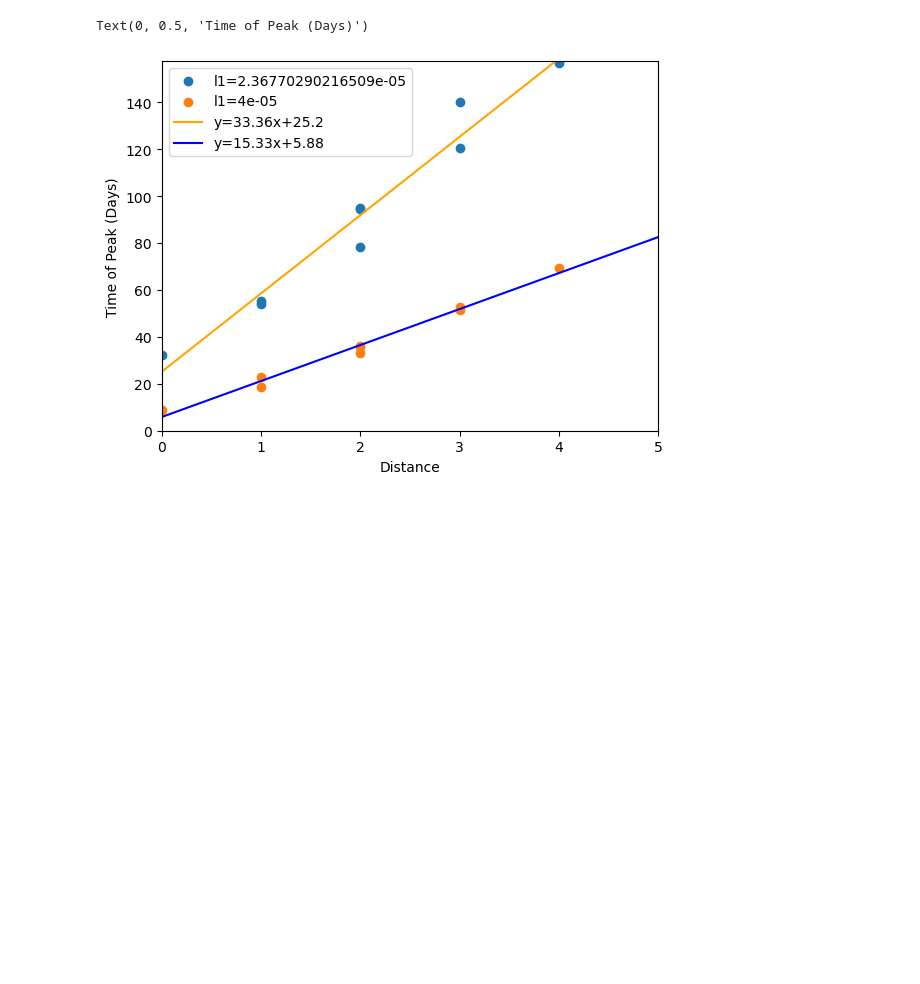
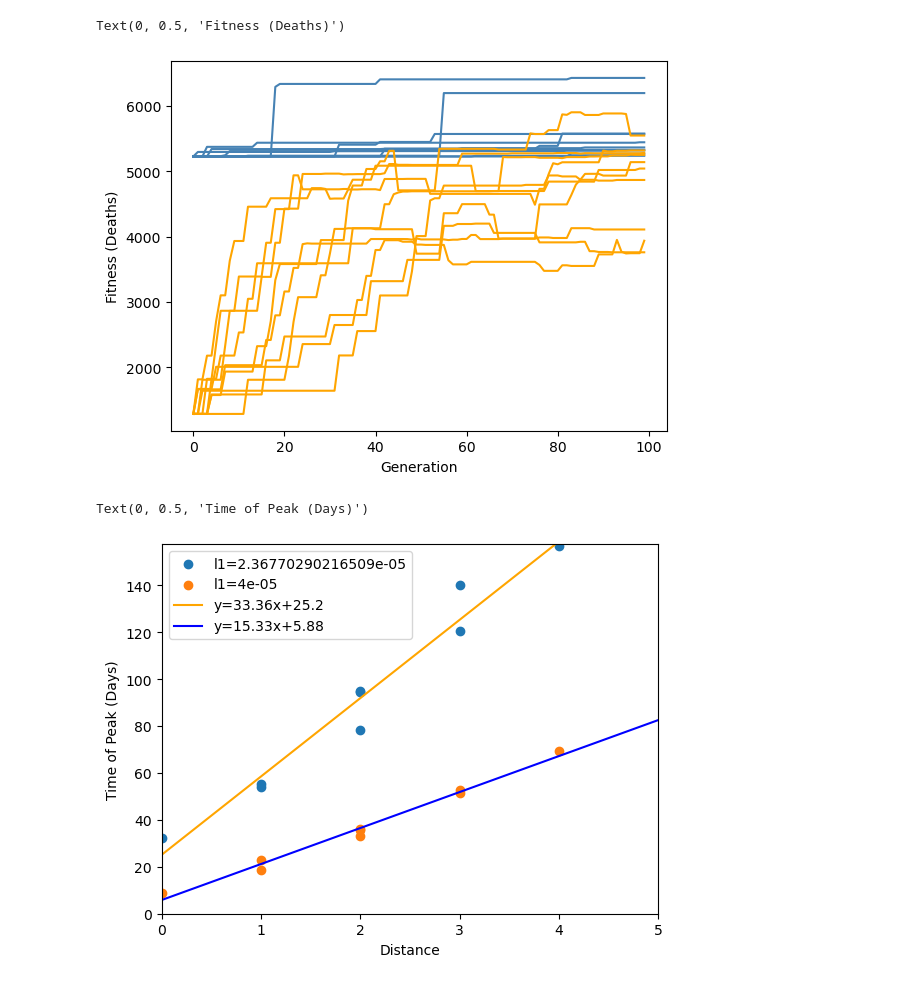
Before and after one commit to ScottBlyth/SIRD_Model, a Jupyter notebook: plots.ipynb, the cells around one changed output. Saved outputs shown, nothing was run; the diff lists cells and outputs as text; code cells hidden in the pictures; blank space fills up the shorter version.

```diff
--- a/plots.ipynb
+++ b/plots.ipynb
@@ -88 +150,11 @@ def get_peak_grid(grid):
+# %%
+for c in curves:
+    plt.plot(get_x(c), c, color="steelblue")
+for c in avg_curves:
+    plt.plot(get_x(c), c,color="orange")
+plt.xlabel("Generation")
+plt.ylabel("Fitness (Deaths)")
+# %% [output]
+Text(0, 0.5, 'Fitness (Deaths)')
+[figure, added]
 # %%
```
Also changed, not shown: parts of 19 cells of this notebook, 8 other files.
